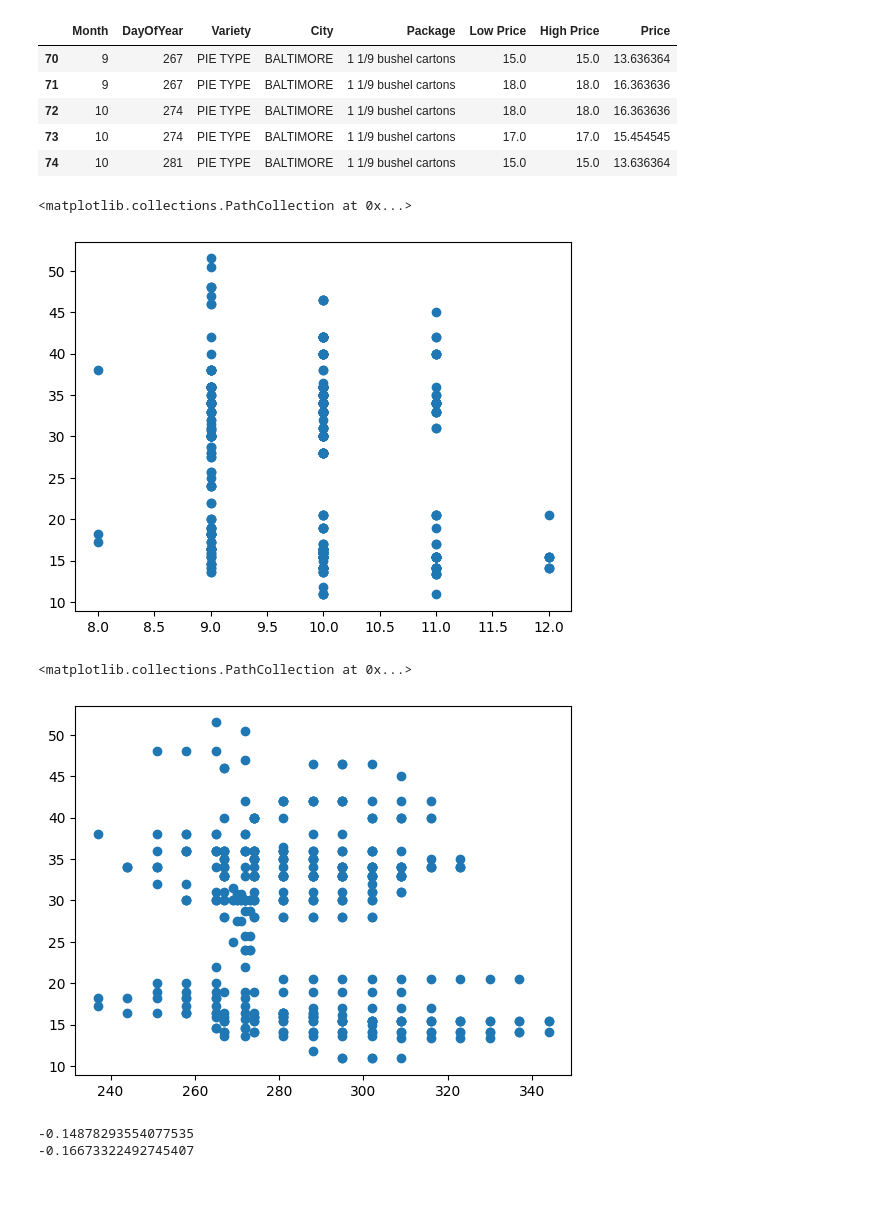
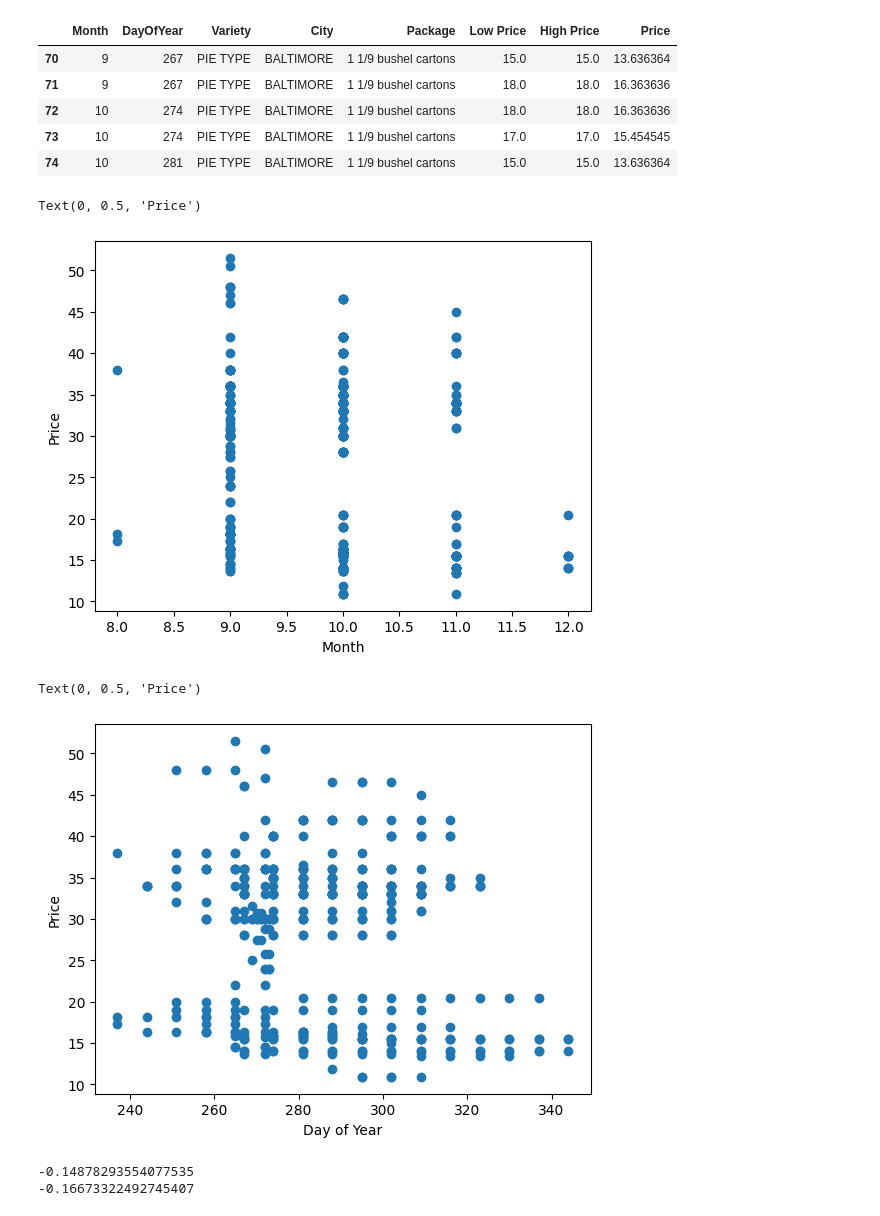
Before and after one commit to jsandtangen/Microsoft-ML-Course, a Jupyter notebook: Regression/Linear/notebook.ipynb, the cells around one changed output. Cells and saved outputs as stored; diff of their text form; code cells hidden in the pictures; blank space fills up the shorter version.

```diff
--- a/Regression/Linear/notebook.ipynb
+++ b/Regression/Linear/notebook.ipynb
@@ -6,5 +7,4 @@ from datetime import datetime
 # %%
-pumpkins = pd.read_csv("C:\\Users\\jsand\\OneDrive - OsloMet\\NETTSKY\\JOBB\\IT\\prosjekter\\Microsoft-ML-Course\\Regression\\Information\\US-pumpkins.csv")
-
+pumpkins = pd.read_csv("../data/US-pumpkins.csv")
 pumpkins.head()
 # %% [output]
@@ -42,16 +50,19 @@ new_pumpkins.head()
 | 73 | 10 | 274 | PIE TYPE | BALTIMORE | 1 1/9 bushel cartons | 17.0 | 17.0 | 15.454545 |
 | 74 | 10 | 281 | PIE TYPE | BALTIMORE | 1 1/9 bushel cartons | 15.0 | 15.0 | 13.636364 |
 # %%
-import matplotlib.pyplot as plt
 plt.scatter('Month','Price',data=new_pumpkins)
+plt.xlabel('Month')
+plt.ylabel('Price')
 # %% [output]
-<matplotlib.collections.PathCollection at 0x...>
+Text(0, 0.5, 'Price')
-[figure, old version]
+[figure, new version]
 # %%
 plt.scatter('DayOfYear','Price',data=new_pumpkins)
+plt.xlabel('Day of Year')
+plt.ylabel('Price')
 # %% [output]
-<matplotlib.collections.PathCollection at 0x...>
+Text(0, 0.5, 'Price')
-[figure, old version]
+[figure, new version]
 # %%
 print(new_pumpkins['Month'].corr(new_pumpkins['Price']))
 print(new_pumpkins['DayOfYear'].corr(new_pumpkins['Price']))
```
Also changed, not shown: parts of 6 cells of this notebook.
